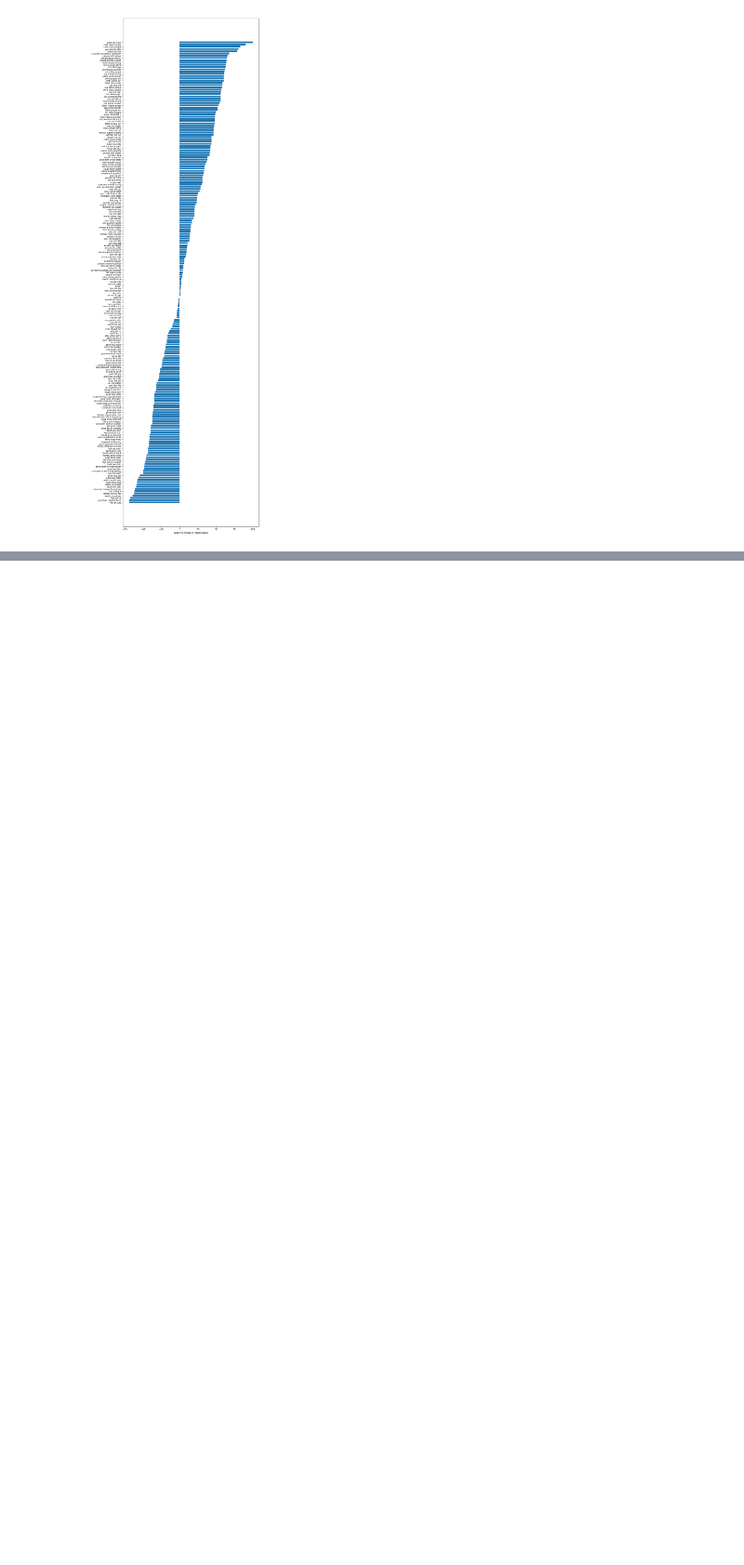
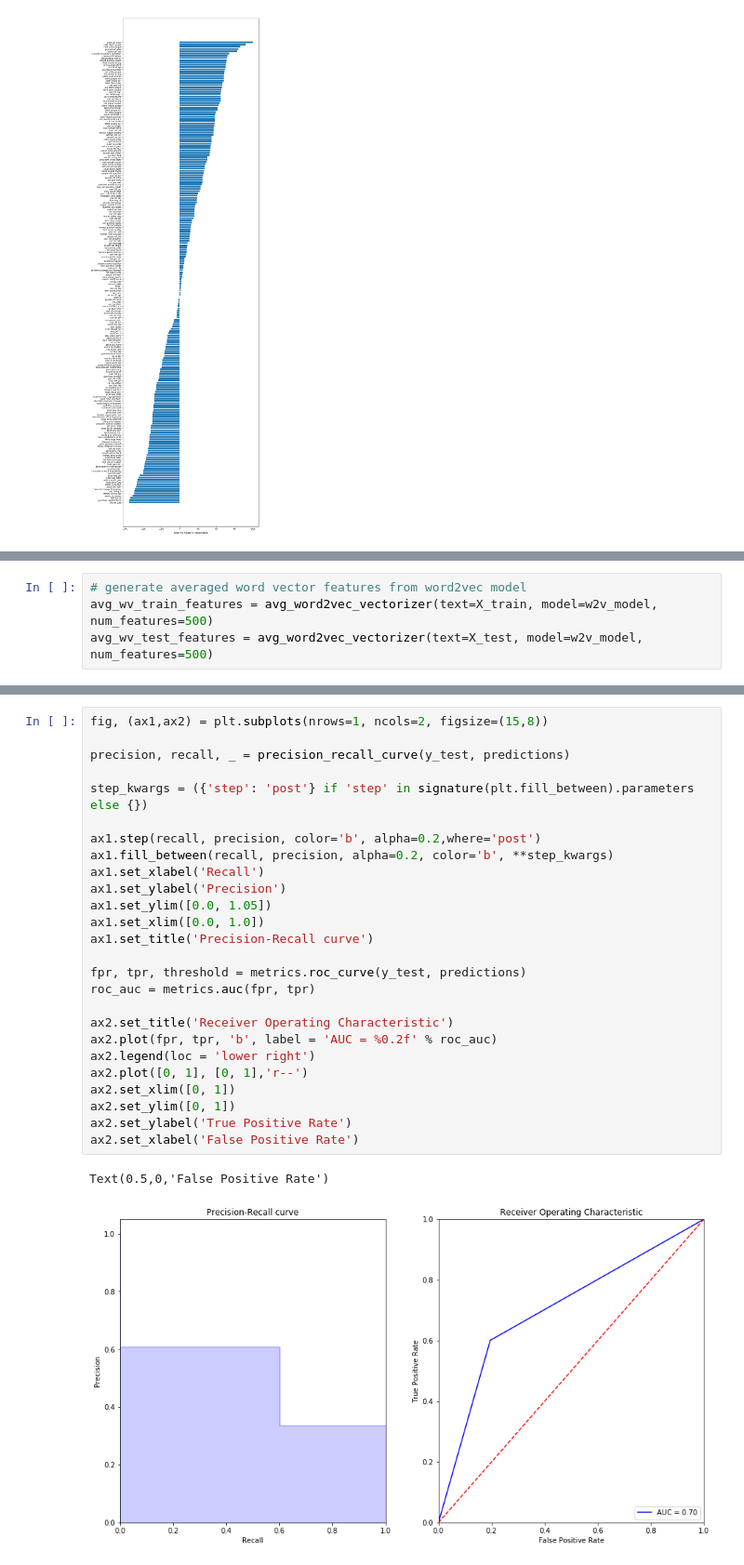
Before and after one commit to kavishashroff/Springboard, a Jupyter notebook: Capstone_2 - Quora Insincere Question Classification/Machine Learning and Deep Learning.ipynb, the cells around one changed output, grey strips where cells are left out. Shown at 93% size. Saved outputs shown, nothing was run; the diff lists cells and outputs as text; blank space fills up the shorter version.

```diff
--- a/Capstone_2 - Quora Insincere Question Classification/Machine Learning and Deep Learning.ipynb
+++ b/Capstone_2 - Quora Insincere Question Classification/Machine Learning and Deep Learning.ipynb
@@ -865,0 +606,4 @@ from keras.layers.normalization import BatchNormalization
+# %%
+# generate averaged word vector features from word2vec model
+avg_wv_train_features = avg_word2vec_vectorizer(text=X_train, model=w2v_model, num_features=500)
+avg_wv_test_features = avg_word2vec_vectorizer(text=X_test, model=w2v_model, num_features=500)
@@ -865,0 +695,29 @@ from keras.layers.normalization import BatchNormalization
+# %%
+fig, (ax1,ax2) = plt.subplots(nrows=1, ncols=2, figsize=(15,8))
+
+precision, recall, _ = precision_recall_curve(y_test, predictions)
+
+step_kwargs = ({'step': 'post'} if 'step' in signature(plt.fill_between).parameters else {})
+
+ax1.step(recall, precision, color='b', alpha=0.2,where='post')
+ax1.fill_between(recall, precision, alpha=0.2, color='b', **step_kwargs)
+ax1.set_xlabel('Recall')
+ax1.set_ylabel('Precision')
+ax1.set_ylim([0.0, 1.05])
+ax1.set_xlim([0.0, 1.0])
+ax1.set_title('Precision-Recall curve')
+
+fpr, tpr, threshold = metrics.roc_curve(y_test, predictions)
+roc_auc = metrics.auc(fpr, tpr)
+
+ax2.set_title('Receiver Operating Characteristic')
+ax2.plot(fpr, tpr, 'b', label = 'AUC = %0.2f' % roc_auc)
+ax2.legend(loc = 'lower right')
+ax2.plot([0, 1], [0, 1],'r--')
+ax2.set_xlim([0, 1])
+ax2.set_ylim([0, 1])
+ax2.set_ylabel('True Positive Rate')
+ax2.set_xlabel('False Positive Rate')
+# %% [output]
+Text(0.5,0,'False Positive Rate')
+[figure, added]
```
Also changed, not shown: parts of 129 cells of this notebook.
